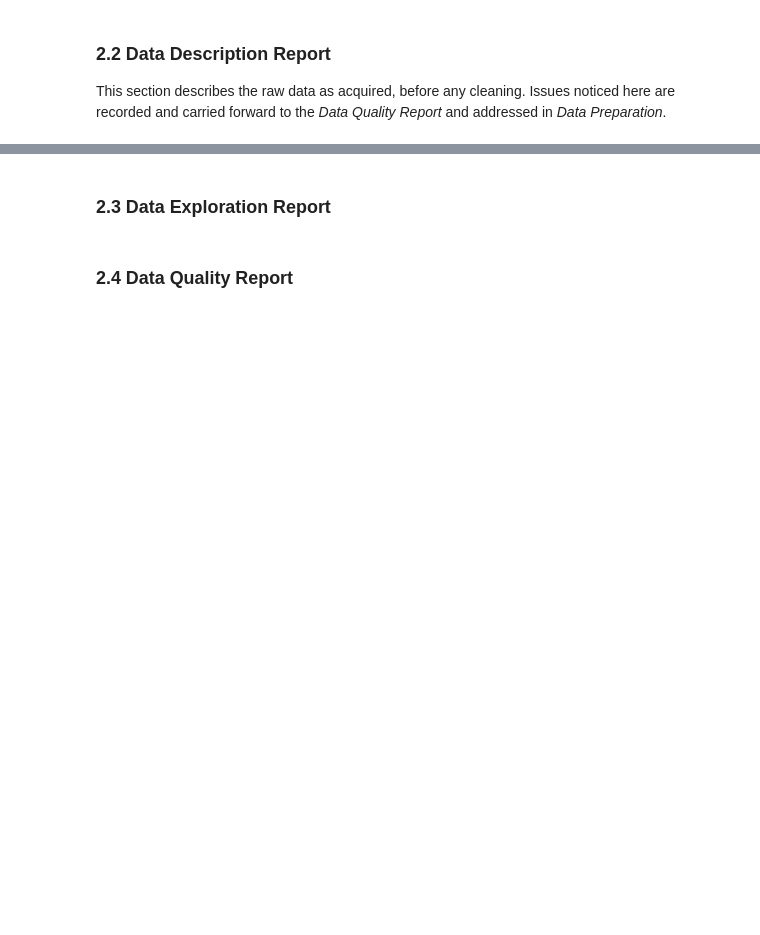
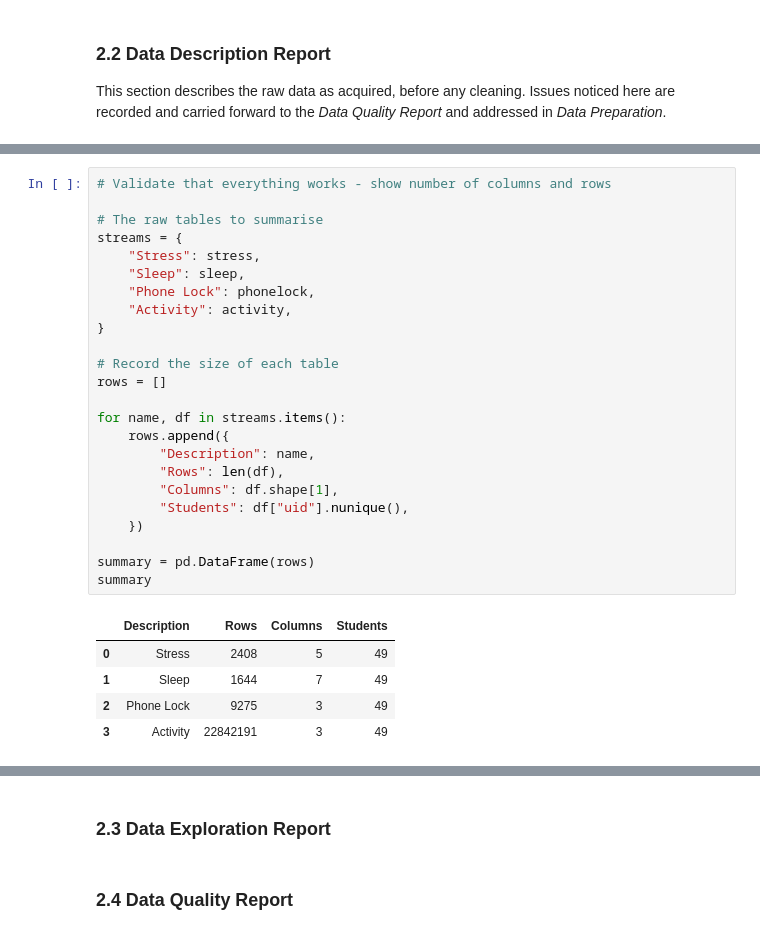
Before and after one commit to dan-1379/Data-Analytics-Project, a Jupyter notebook: notebooks/StudentLife.ipynb, the cells around one changed output, grey strips where cells are left out. Saved outputs shown, nothing was run; the diff lists cells and outputs as text; blank space fills up the shorter version.

```diff
--- a/notebooks/StudentLife.ipynb
+++ b/notebooks/StudentLife.ipynb
@@ -299,3 +323,33 @@ Activity (22842191, 3) students: 49
+# %%
+# Validate that everything works - show number of columns and rows
+
+# The raw tables to summarise
+streams = {
+    "Stress": stress,
+    "Sleep": sleep,
+    "Phone Lock": phonelock,
+    "Activity": activity,
+}
+
+# Record the size of each table
+rows = []
+
+for name, df in streams.items():
+    rows.append({
+        "Description": name,
+        "Rows": len(df),
+        "Columns": df.shape[1],
+        "Students": df["uid"].nunique(),
+    })
+
+summary = pd.DataFrame(rows)
+summary
+# %% [output]
+|  | Description | Rows | Columns | Students |
+| 0 | Stress | 2408 | 5 | 49 |
+| 1 | Sleep | 1644 | 7 | 49 |
+| 2 | Phone Lock | 9275 | 3 | 49 |
+| 3 | Activity | 22842191 | 3 | 49 |
 # %% [markdown]
 **2.2.2 Variable Names, Meanings, Data Types, Units, and Valid Ranges**
 
```
Also changed, not shown: parts of 20 cells of this notebook, 1 other file.
